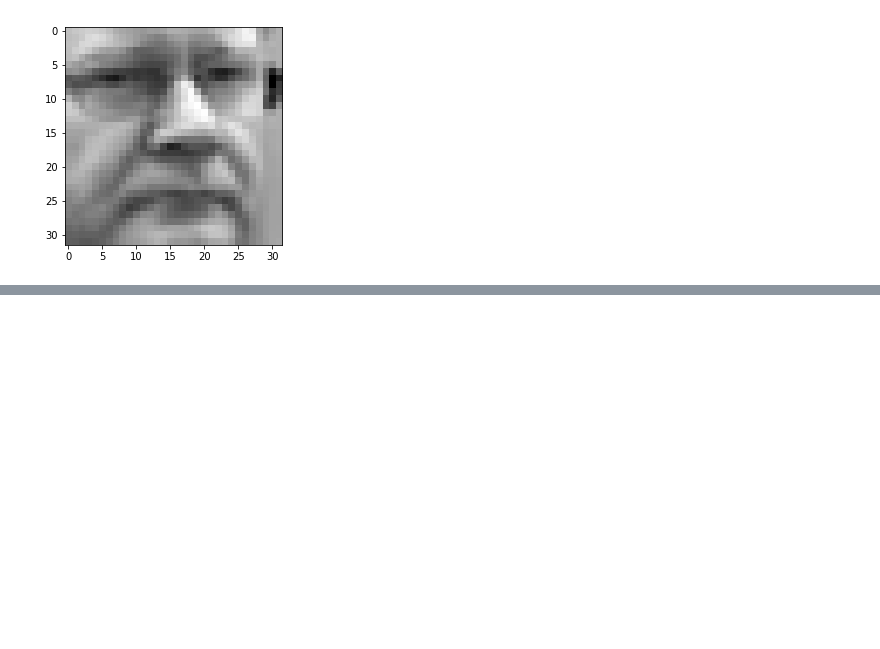
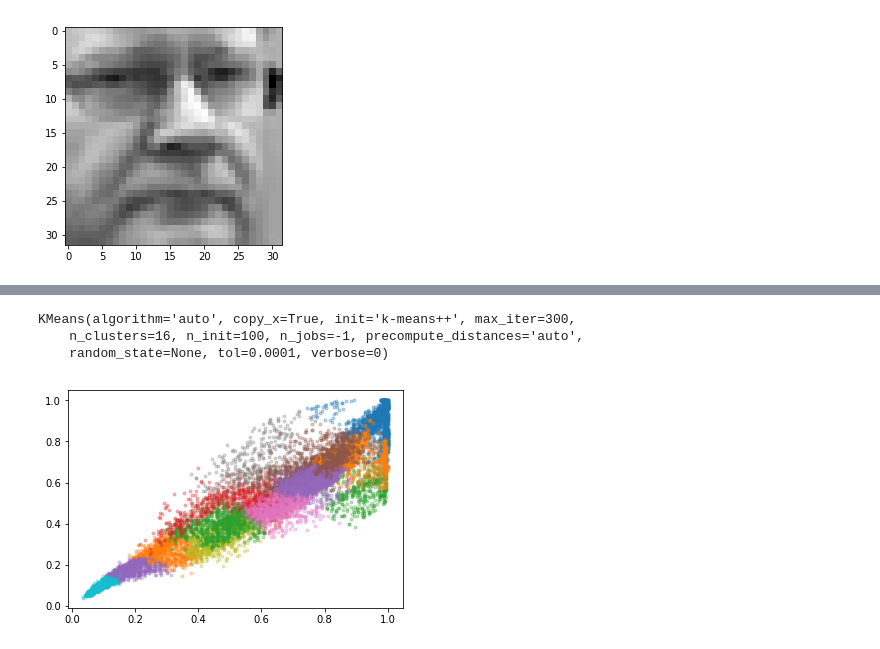
Before and after one commit to JoeeYF/AndrewNg-ML-using-Python, a Jupyter notebook: ex7-kmeans and PCA/PCA.ipynb, the cells around one changed output, grey strips where cells are left out. Cells and saved outputs as stored; diff of their text form; code cells hidden in the pictures; blank space fills up the shorter version.

```diff
--- a/ex7-kmeans and PCA/PCA.ipynb
+++ b/ex7-kmeans and PCA/PCA.ipynb
@@ -137,0 +127,19 @@ k= 499 ;dev= 0.9972258536990158
+# %%
+from sklearn.cluster import KMeans
+kmeans_model = KMeans(n_clusters = 16, n_init = 100, n_jobs=-1)
+kmeans_model.fit(pic)
+# %% [output]
+KMeans(algorithm='auto', copy_x=True, init='k-means++', max_iter=300,
+    n_clusters=16, n_init=100, n_jobs=-1, precompute_distances='auto',
+    random_state=None, tol=0.0001, verbose=0)
+# %%
+centroids = kmeans_model.cluster_centers_
+index = kmeans_model.predict(pic)
+# %%
+subX = []
+for x in range(np.max(index)+1):
+    subX.append(np.array([pic[i] for i in range(pic_proj.shape[0]) if index[i] == x]))
+for x in range(np.max(index)+1):
+    plt.plot(subX[x][:,0],subX[x][:,1],'.',alpha=0.3)
+# %% [output]
+[figure, added]
```
Also changed, not shown: parts of 6 cells of this notebook.
